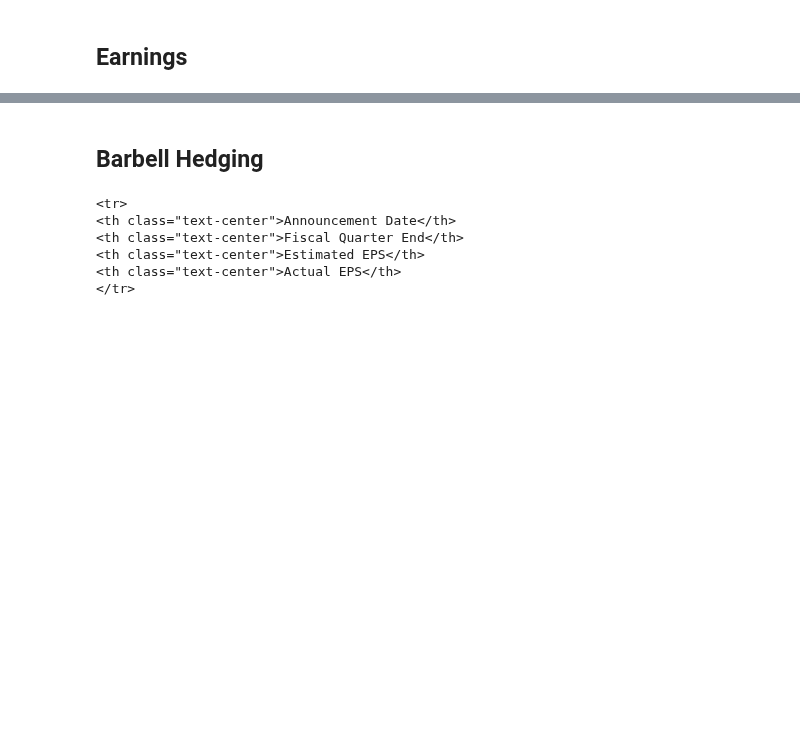
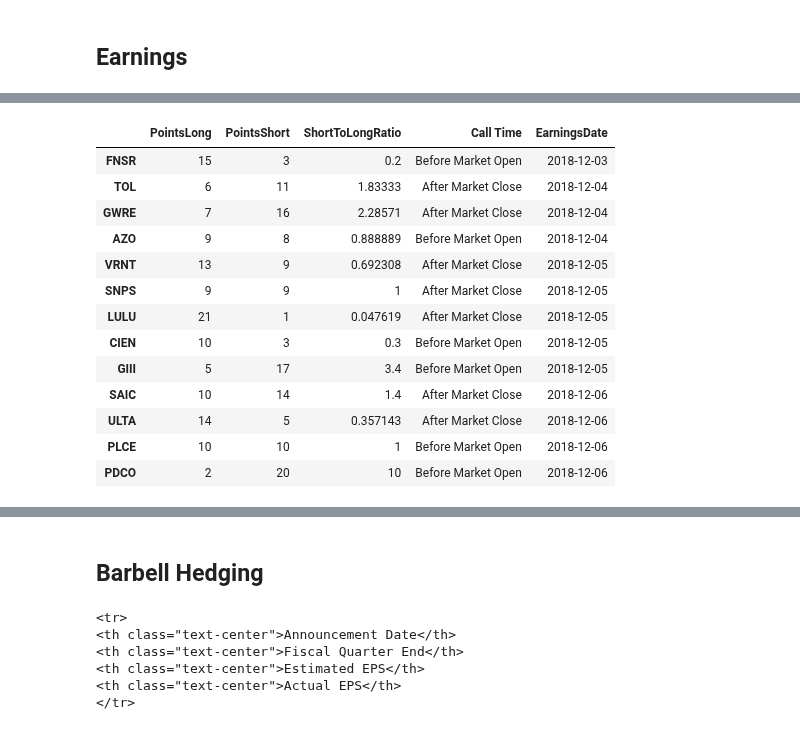
Before and after one commit to auto-d1dact/Trading, a Jupyter notebook: Notebooks/Daily Trading.ipynb, the cells around one changed output, grey strips where cells are left out. Saved outputs shown, nothing was run; the diff lists cells and outputs as text; code cells hidden in the pictures; blank space fills up the shorter version.

```diff
--- a/Notebooks/Daily Trading.ipynb
+++ b/Notebooks/Daily Trading.ipynb
@@ -558,0 +645,19 @@ writer.save()
+# %%
+direction_points.join(curr_earnings[['Call Time',
+                                     'EarningsDate']], how = 'left').sort_values(['EarningsDate',
+                                                                                  'Call Time'],ascending = True)
+# %% [output]
+|  | PointsLong | PointsShort | ShortToLongRatio | Call Time | EarningsDate |
+| FNSR | 15 | 3 | 0.2 | Before Market Open | 2018-12-03 |
+| TOL | 6 | 11 | 1.83333 | After Market Close | 2018-12-04 |
+| GWRE | 7 | 16 | 2.28571 | After Market Close | 2018-12-04 |
+| AZO | 9 | 8 | 0.888889 | Before Market Open | 2018-12-04 |
+| VRNT | 13 | 9 | 0.692308 | After Market Close | 2018-12-05 |
+| SNPS | 9 | 9 | 1 | After Market Close | 2018-12-05 |
+| LULU | 21 | 1 | 0.047619 | After Market Close | 2018-12-05 |
+| CIEN | 10 | 3 | 0.3 | Before Market Open | 2018-12-05 |
+| GIII | 5 | 17 | 3.4 | Before Market Open | 2018-12-05 |
+| SAIC | 10 | 14 | 1.4 | After Market Close | 2018-12-06 |
+| ULTA | 14 | 5 | 0.357143 | After Market Close | 2018-12-06 |
+| PLCE | 10 | 10 | 1 | Before Market Open | 2018-12-06 |
+| PDCO | 2 | 20 | 10 | Before Market Open | 2018-12-06 |
```
Also changed, not shown: parts of 14 cells of this notebook.
